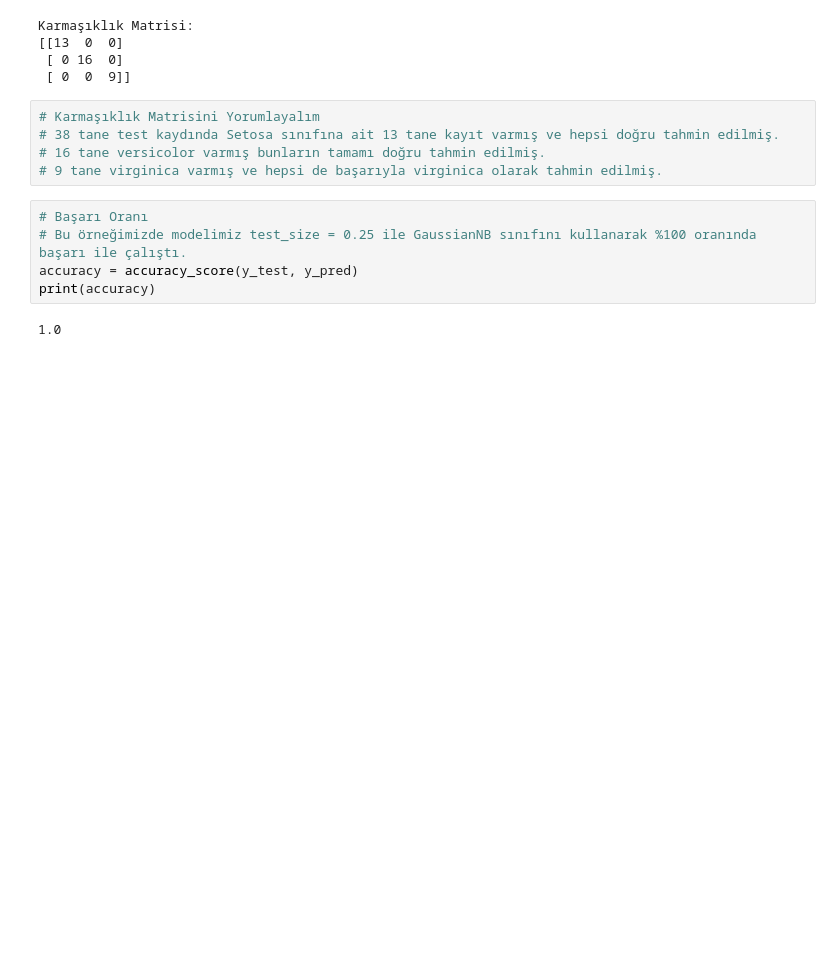
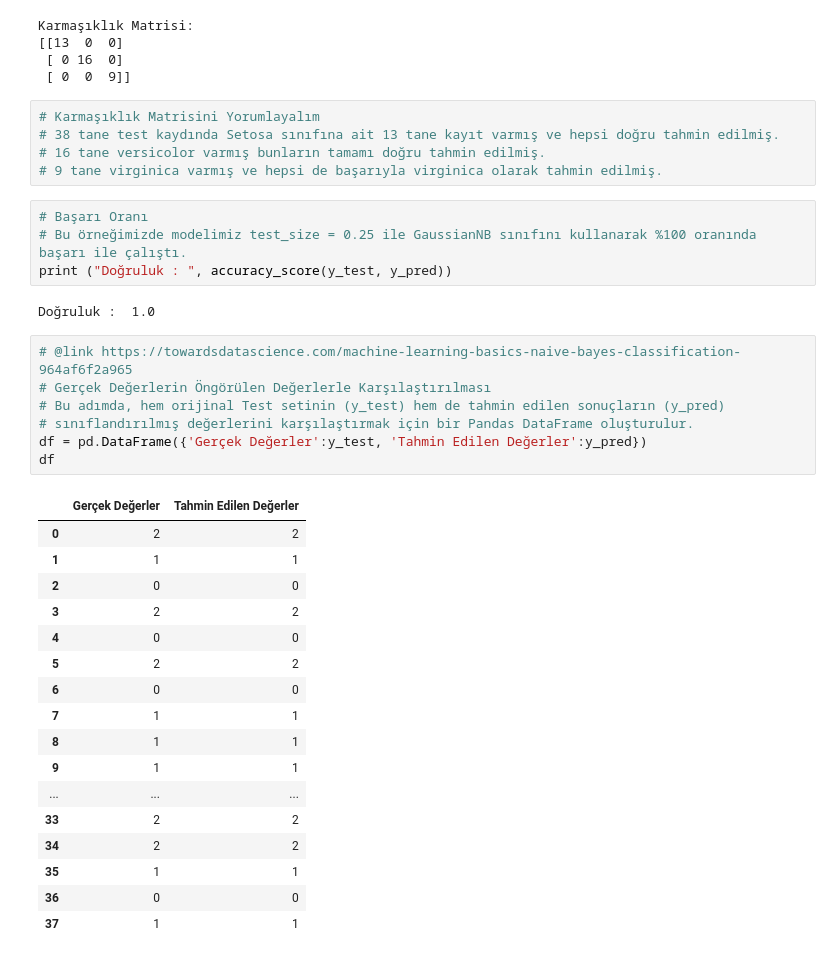
Before and after one commit to boduremre/PratikteBTveBSUygulamalariOdev2, a Jupyter notebook: soru1_b141210306_emre_bodur.ipynb, the cells around one changed output. Saved outputs shown, nothing was run; the diff lists cells and outputs as text; blank space fills up the shorter version.

```diff
--- a/soru1_b141210306_emre_bodur.ipynb
+++ b/soru1_b141210306_emre_bodur.ipynb
@@ -103,7 +107,31 @@ Karmaşıklık Matrisi:
 # %%
 # Başarı Oranı
 # Bu örneğimizde modelimiz test_size = 0.25 ile GaussianNB sınıfını kullanarak %100 oranında başarı ile çalıştı.
-accuracy = accuracy_score(y_test, y_pred)
-print(accuracy)
+print ("Doğruluk : ", accuracy_score(y_test, y_pred))
 # %% [output]
-1.0
+Doğruluk :  1.0
+# %%
+# @link https://towardsdatascience.com/machine-learning-basics-naive-bayes-classification-964af6f2a965
+# Gerçek Değerlerin Öngörülen Değerlerle Karşılaştırılması
+# Bu adımda, hem orijinal Test setinin (y_test) hem de tahmin edilen sonuçların (y_pred)
+# sınıflandırılmış değerlerini karşılaştırmak için bir Pandas DataFrame oluşturulur.
+df = pd.DataFrame({'Gerçek Değerler':y_test, 'Tahmin Edilen Değerler':y_pred})
+df
+# %% [output]
+|  | Gerçek Değerler | Tahmin Edilen Değerler |
+| 0 | 2 | 2 |
+| 1 | 1 | 1 |
+| 2 | 0 | 0 |
+| 3 | 2 | 2 |
+| 4 | 0 | 0 |
+| 5 | 2 | 2 |
+| 6 | 0 | 0 |
+| 7 | 1 | 1 |
+| 8 | 1 | 1 |
+| 9 | 1 | 1 |
+| ... | ... | ... |
+| 33 | 2 | 2 |
+| 34 | 2 | 2 |
+| 35 | 1 | 1 |
+| 36 | 0 | 0 |
+| 37 | 1 | 1 |
```
Also changed, not shown: parts of 10 cells of this notebook.
